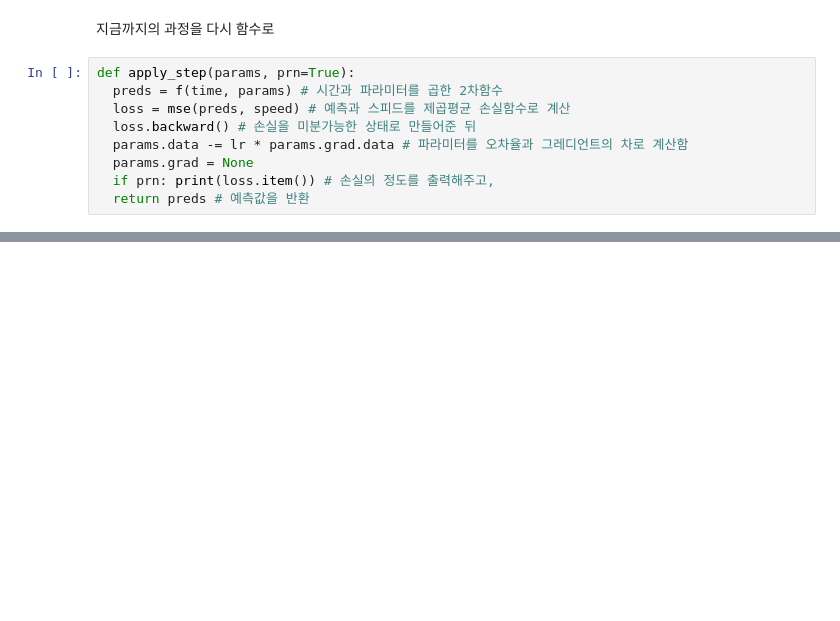
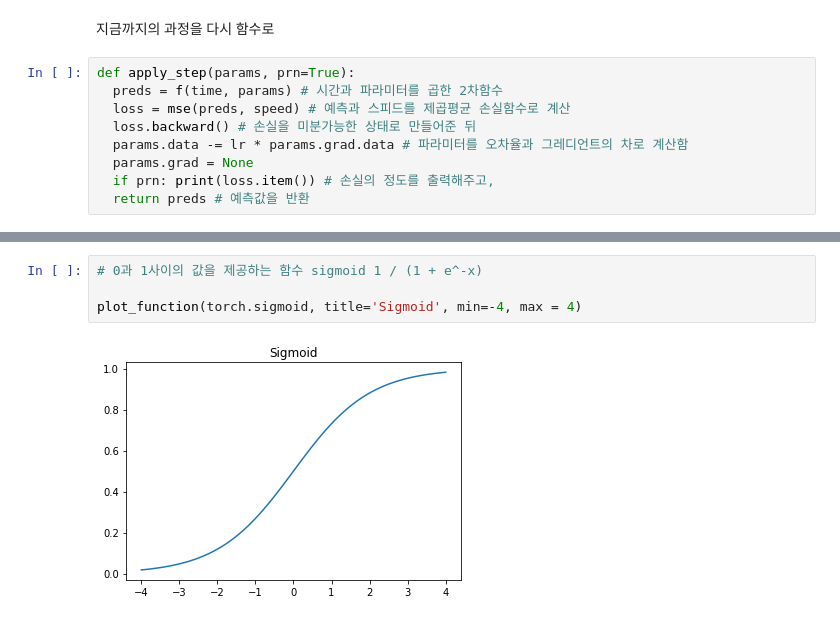
Before and after one commit to 2naff/fastai, a Jupyter notebook: Lesson4.ipynb, the cells around one changed output, grey strips where cells are left out. Drawn from its saved outputs; the diff is of its cells as text; blank space fills up the shorter version.

```diff
--- a/Lesson4.ipynb
+++ b/Lesson4.ipynb
@@ -446,0 +592,6 @@ plt.tight_layout()
+# %%
+# 0과 1사이의 값을 제공하는 함수 sigmoid 1 / (1 + e^-x)
+
+plot_function(torch.sigmoid, title='Sigmoid', min=-4, max = 4)
+# %% [output]
+[figure, added]
```
Also changed, not shown: parts of 53 cells of this notebook, 1 other file.
